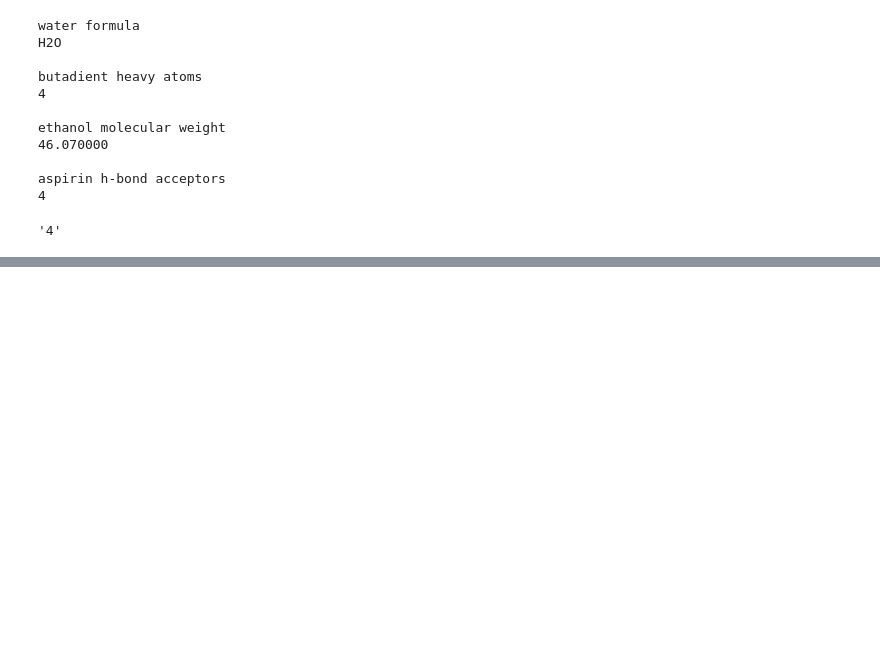
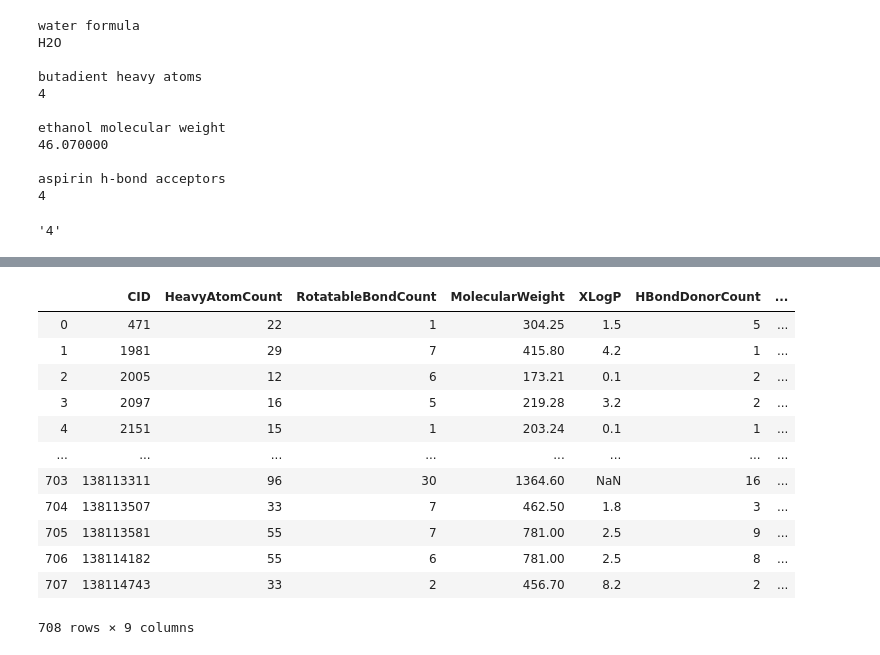
Before and after one commit to eking2/olcc_notebooks, a Jupyter notebook: assignment_1.ipynb, the cells around one changed output, grey strips where cells are left out. Saved outputs shown, nothing was run; the diff lists cells and outputs as text; code cells hidden in the pictures; blank space fills up the shorter version.

```diff
--- a/assignment_1.ipynb
+++ b/assignment_1.ipynb
@@ -119,0 +197,19 @@ df_out(aa_list, 'IsomericSMILES')
+# %%
+props = ['HeavyAtomCount', 'RotatableBondCount', 'MolecularWeight',
+         'XLogP', 'HBondDonorCount', 'HBondAcceptorCount',
+         'TPSA', 'IsomericSMILES']
+multiple_prop_search(cids, props)
+# %% [output]
+|  | CID | HeavyAtomCount | RotatableBondCount | MolecularWeight | XLogP | HBondDonorCount | ... |
+| 0 | 471 | 22 | 1 | 304.25 | 1.5 | 5 | ... |
+| 1 | 1981 | 29 | 7 | 415.80 | 4.2 | 1 | ... |
+| 2 | 2005 | 12 | 6 | 173.21 | 0.1 | 2 | ... |
+| 3 | 2097 | 16 | 5 | 219.28 | 3.2 | 2 | ... |
+| 4 | 2151 | 15 | 1 | 203.24 | 0.1 | 1 | ... |
+| ... | ... | ... | ... | ... | ... | ... | ... |
+| 703 | 138113311 | 96 | 30 | 1364.60 | NaN | 16 | ... |
+| 704 | 138113507 | 33 | 7 | 462.50 | 1.8 | 3 | ... |
+| 705 | 138113581 | 55 | 7 | 781.00 | 2.5 | 9 | ... |
+| 706 | 138114182 | 55 | 6 | 781.00 | 2.5 | 8 | ... |
+| 707 | 138114743 | 33 | 2 | 456.70 | 8.2 | 2 | ... |
+708 rows × 9 columns
```
Also changed, not shown: parts of 9 cells of this notebook.
